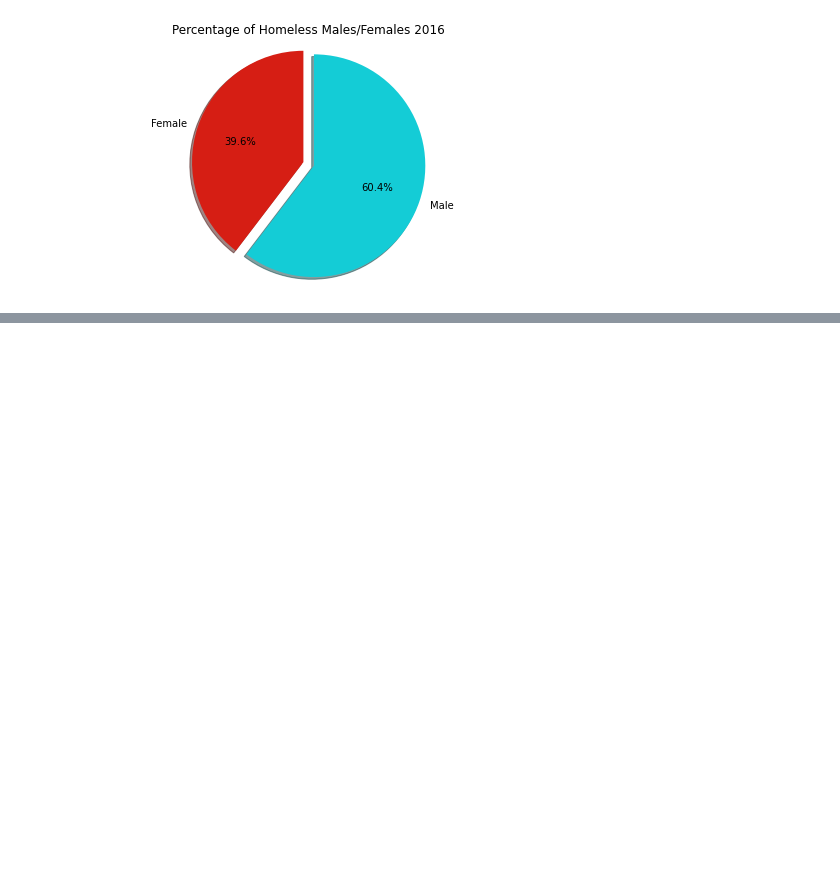
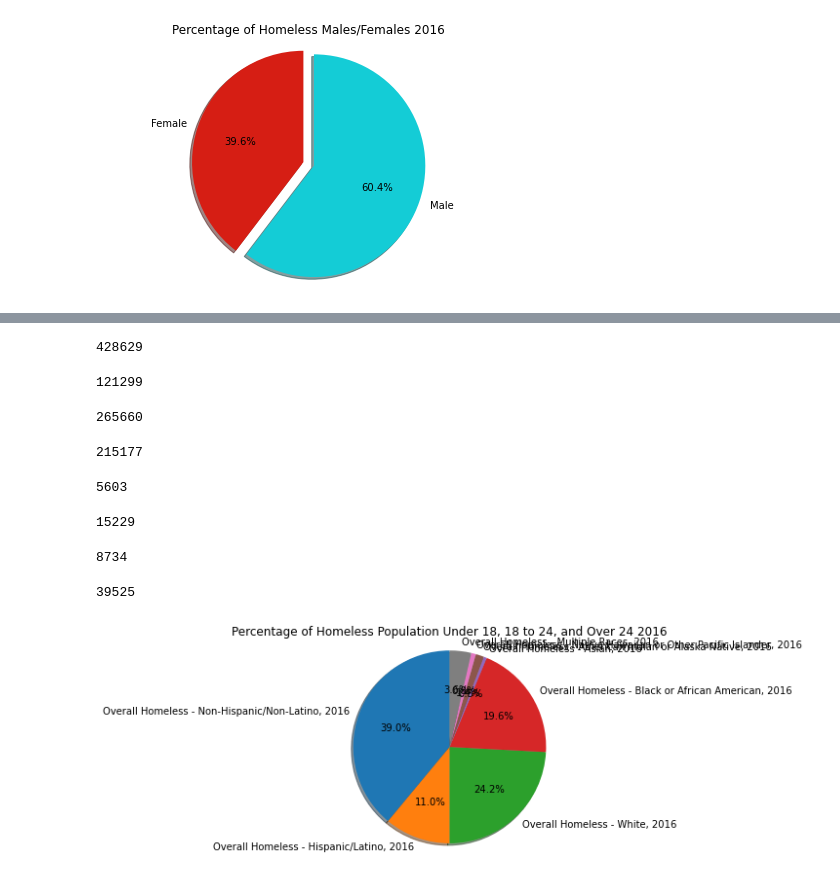
Before and after one commit to esther2897/project_one, a Jupyter notebook: 2016 Homeless Data.ipynb, the cells around one changed output, grey strips where cells are left out. Cells and saved outputs as stored; diff of their text form; code cells hidden in the pictures; blank space fills up the shorter version.

```diff
--- a/2016 Homeless Data.ipynb
+++ b/2016 Homeless Data.ipynb
@@ -57,0 +110,77 @@ plt.show()
+# %%
+total_nonhispanic_nonlatino = states_homeless_2016_data_df.loc['Total','Overall Homeless - Non-Hispanic/Non-Latino, 2016']
+converted_total_nonhispanic_nonlatino = total_nonhispanic_nonlatino.replace(',', '')
+converted_total_nonhispanic_nonlatino = int(converted_total_nonhispanic_nonlatino)
+print(converted_total_nonhispanic_nonlatino)
+# %% [output]
+428629
+# %%
+total_hispanic_latino = states_homeless_2016_data_df.loc['Total','Overall Homeless - Hispanic/Latino, 2016']
+converted_total_hispanic_latino = total_hispanic_latino.replace(',', '')
+converted_total_hispanic_latino = int(converted_total_hispanic_latino)
+print(converted_total_hispanic_latino)
+# %% [output]
+121299
+# %%
+total_white = states_homeless_2016_data_df.loc['Total','Overall Homeless - White, 2016']
+converted_total_white = total_white.replace(',', '')
+converted_total_white = int(converted_total_white)
+print(converted_total_white)
+# %% [output]
+265660
+# %%
+total_black__or_african_american = states_homeless_2016_data_df.loc['Total','Overall Homeless - Black or African American, 2016']
+converted_total_black__or_african_american = total_black__or_african_american.replace(',', '')
+converted_total_black__or_african_american = int(converted_total_black__or_african_american)
+print(converted_total_black__or_african_american)
+# %% [output]
+215177
+# %%
+total_asian = states_homeless_2016_data_df.loc['Total','Overall Homeless - Asian, 2016']
+converted_total_asian = total_asian.replace(',', '')
+converted_total_asian = int(converted_total_asian)
+print(converted_total_asian)
+# %% [output]
+5603
+# %%
+total_american_indian_or_alaskan_native = states_homeless_2016_data_df.loc['Total','Overall Homeless - American Indian or Alaska Native, 2016']
+converted_total_american_indian_or_alaskan_native = total_american_indian_or_alaskan_native.replace(',', '')
+converted_total_american_indian_or_alaskan_native = int(converted_total_american_indian_or_alaskan_native)
+print(converted_total_american_indian_or_alaskan_native)
+# %% [output]
+15229
+# %%
+total_native_hawaiian_or_other_pacific_islander = states_homeless_2016_data_df.loc['Total','Overall Homeless - Native Hawaiian or Other Pacific Islander, 2016']
+converted_total_native_hawaiian_or_other_pacific_islander = total_native_hawaiian_or_other_pacific_islander.replace(',', '')
+converted_total_native_hawaiian_or_other_pacific_islander = int(converted_total_native_hawaiian_or_other_pacific_islander)
+print(converted_total_native_hawaiian_or_other_pacific_islander)
+# %% [output]
+8734
+# %%
+total_multiple_races = states_homeless_2016_data_df.loc['Total','Overall Homeless - Multiple Races, 2016']
+converted_total_multiple_races = total_multiple_races.replace(',', '')
+converted_total_multiple_races = int(converted_total_multiple_races)
+print(converted_total_multiple_races)
+# %% [output]
+39525
+# %%
+labels = ['Overall Homeless - Non-Hispanic/Non-Latino, 2016','Overall Homeless - Hispanic/Latino, 2016', 'Overall Homeless - White, 2016', 'Overall Homeless - Black or African American, 2016', 'Overall Homeless - Asian, 2016', 'Overall Homeless - American Indian or Alaska Native, 2016','Overall Homeless - Native Hawaiian or Other Pacific Islander, 2016','Overall Homeless - Multiple Races, 2016']
+data = [converted_total_nonhispanic_nonlatino,converted_total_hispanic_latino,converted_total_white,converted_total_black__or_african_american,converted_total_asian,converted_total_american_indian_or_alaskan_native,converted_total_native_hawaiian_or_other_pacific_islander,converted_total_multiple_races]
+# plt.pie(data, labels = gender)
+
+# only "explode" the 2nd slice (i.e. 'Hogs')
+# explode = (0, 0.1, 0.1)
+
+#add colors
+# colors = ['#D61E14','#14CCD6', '#30D614']
+fig1, ax1 = plt.subplots()
+ax1.pie(data, labels=labels, autopct='%1.1f%%',
+        shadow=True, startangle=90)
+
+# Equal aspect ratio ensures that pie is drawn as a circle
+ax1.axis('equal')
+plt.title('Percentage of Homeless Population Under 18, 18 to 24, and Over 24 2016')
+# plt.tight_layout()
+plt.show()
+# %% [output]
+[figure, added]
```
Also changed, not shown: parts of 6 cells of this notebook, 3 other files.
